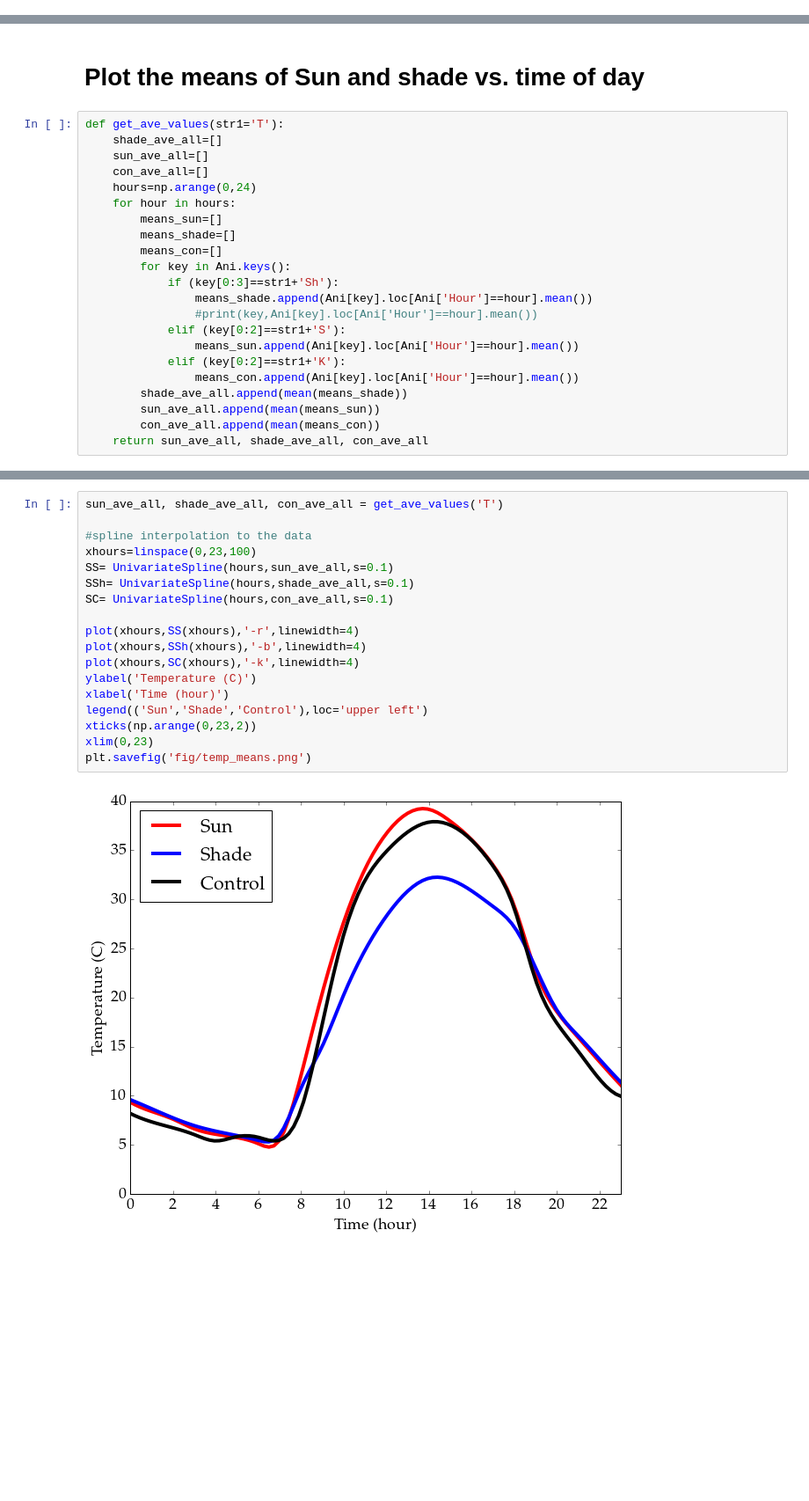
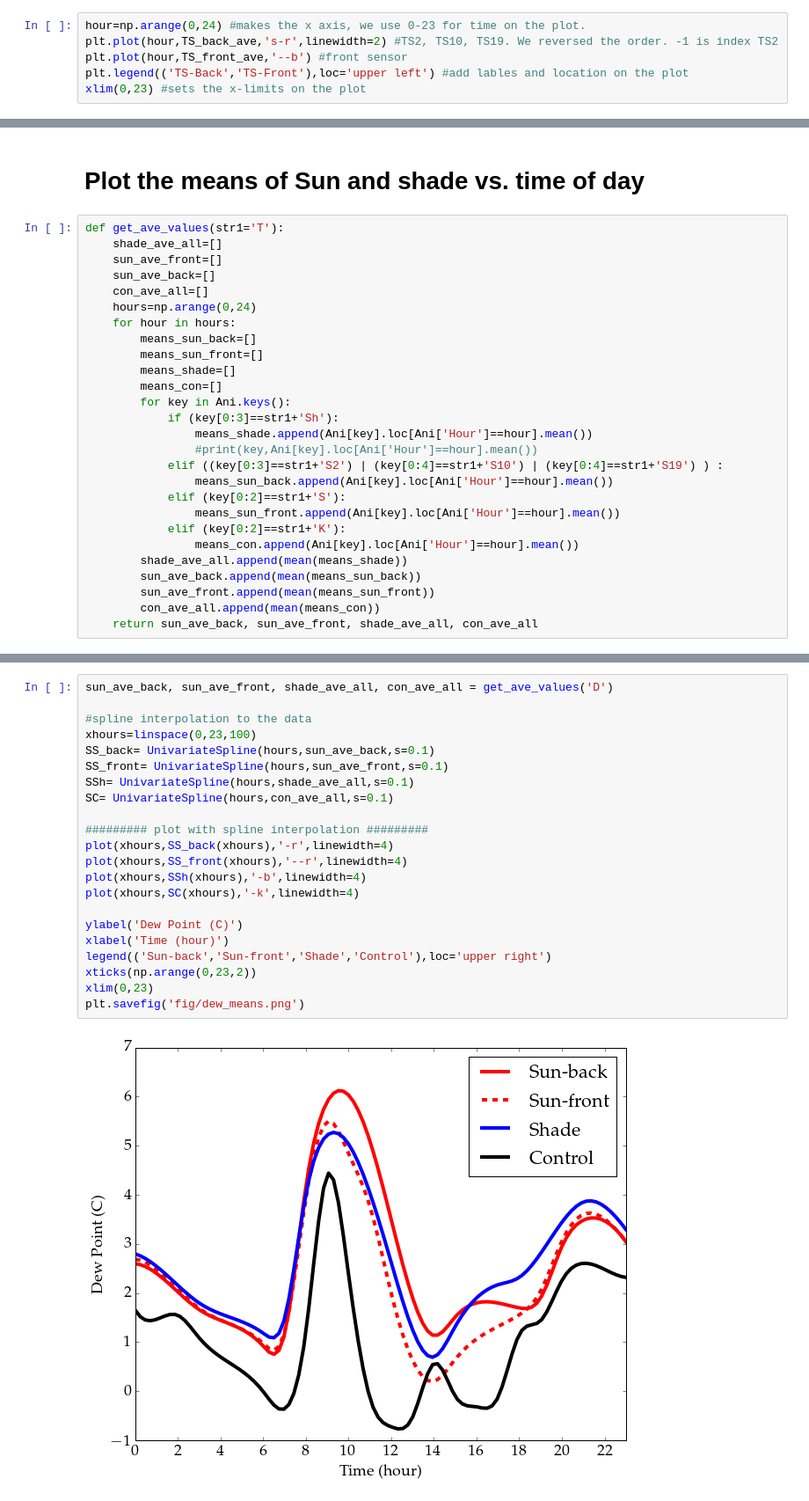
Before and after one commit to Luomin1993/Ani, a Jupyter notebook: Ani_GetData.ipynb, the cells around one changed output, grey strips where cells are left out. Shown at 88% size. Drawn from its saved outputs; the diff is of its cells as text; blank space fills up the shorter version.

```diff
--- a/Ani_GetData.ipynb
+++ b/Ani_GetData.ipynb
@@ -51,0 +85,6 @@ savetxt('data/Ani_temp.txt',vals_hour)
+# %%
+hour=np.arange(0,24) #makes the x axis, we use 0-23 for time on the plot.
+plt.plot(hour,TS_back_ave,'s-r',linewidth=2) #TS2, TS10, TS19. We reversed the order. -1 is index TS2
+plt.plot(hour,TS_front_ave,'--b') #front sensor
+plt.legend(('TS-Back','TS-Front'),loc='upper left') #add lables and location on the plot
+xlim(0,23) #sets the x-limits on the plot
@@ -82,22 +124,27 @@ savetxt('data/Ani_dew.txt',vals_dew_hour)
 # %%
 def get_ave_values(str1='T'):
     shade_ave_all=[]
-    sun_ave_all=[]
+    sun_ave_front=[]
+    sun_ave_back=[]
     con_ave_all=[]
     hours=np.arange(0,24)
     for hour in hours:
-        means_sun=[]
+        means_sun_back=[]
+        means_sun_front=[]
         means_shade=[]
         means_con=[]
         for key in Ani.keys():
             if (key[0:3]==str1+'Sh'):
                 means_shade.append(Ani[key].loc[Ani['Hour']==hour].mean())
                 #print(key,Ani[key].loc[Ani['Hour']==hour].mean())
+            elif ((key[0:3]==str1+'S2') | (key[0:4]==str1+'S10') | (key[0:4]==str1+'S19') ) :
+                means_sun_back.append(Ani[key].loc[Ani['Hour']==hour].mean())
             elif (key[0:2]==str1+'S'):
-                means_sun.append(Ani[key].loc[Ani['Hour']==hour].mean())
+                means_sun_front.append(Ani[key].loc[Ani['Hour']==hour].mean())
             elif (key[0:2]==str1+'K'):
                 means_con.append(Ani[key].loc[Ani['Hour']==hour].mean())
         shade_ave_all.append(mean(means_shade))
-        sun_ave_all.append(mean(means_sun))
+        sun_ave_back.append(mean(means_sun_back))
+        sun_ave_front.append(mean(means_sun_front))
         con_ave_all.append(mean(means_con))
-    return sun_ave_all, shade_ave_all, con_ave_all
+    return sun_ave_back, sun_ave_front, shade_ave_all, con_ave_all
@@ -104,20 +216,24 @@ def get_ave_values(str1='T'):
 # %%
-sun_ave_all, shade_ave_all, con_ave_all = get_ave_values('T')
+sun_ave_back, sun_ave_front, shade_ave_all, con_ave_all = get_ave_values('D')
 
 #spline interpolation to the data
 xhours=linspace(0,23,100)
-SS= UnivariateSpline(hours,sun_ave_all,s=0.1)
+SS_back= UnivariateSpline(hours,sun_ave_back,s=0.1)
+SS_front= UnivariateSpline(hours,sun_ave_front,s=0.1)
 SSh= UnivariateSpline(hours,shade_ave_all,s=0.1)
 SC= UnivariateSpline(hours,con_ave_all,s=0.1)
 
-plot(xhours,SS(xhours),'-r',linewidth=4)
+######### plot with spline interpolation #########
+plot(xhours,SS_back(xhours),'-r',linewidth=4)
+plot(xhours,SS_front(xhours),'--r',linewidth=4)
 plot(xhours,SSh(xhours),'-b',linewidth=4)
 plot(xhours,SC(xhours),'-k',linewidth=4)
-ylabel('Temperature (C)')
+
+ylabel('Dew Point (C)')
 xlabel('Time (hour)')
-legend(('Sun','Shade','Control'),loc='upper left')
+legend(('Sun-back','Sun-front','Shade','Control'),loc='upper right')
 xticks(np.arange(0,23,2))
 xlim(0,23)
-plt.savefig('fig/temp_means.png')
+plt.savefig('fig/dew_means.png')
 # %% [output]
-[figure, old version]
+[figure, new version]
```
Also changed, not shown: parts of 18 cells of this notebook.
